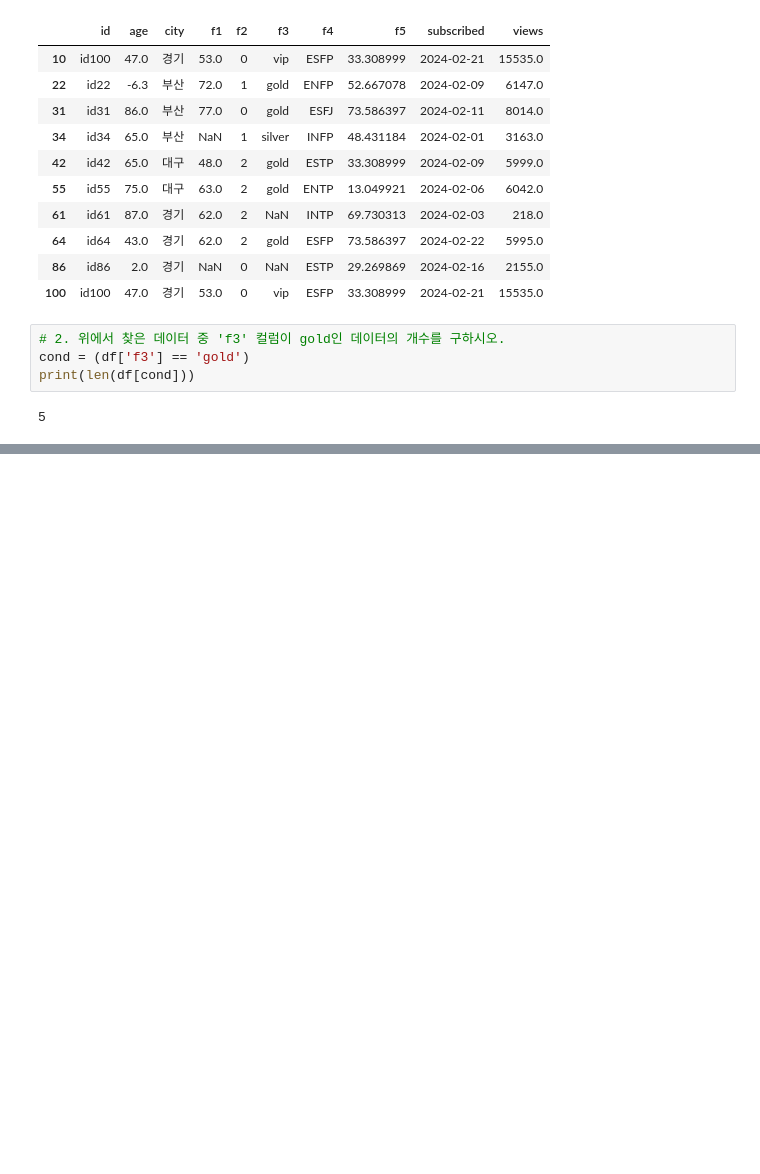
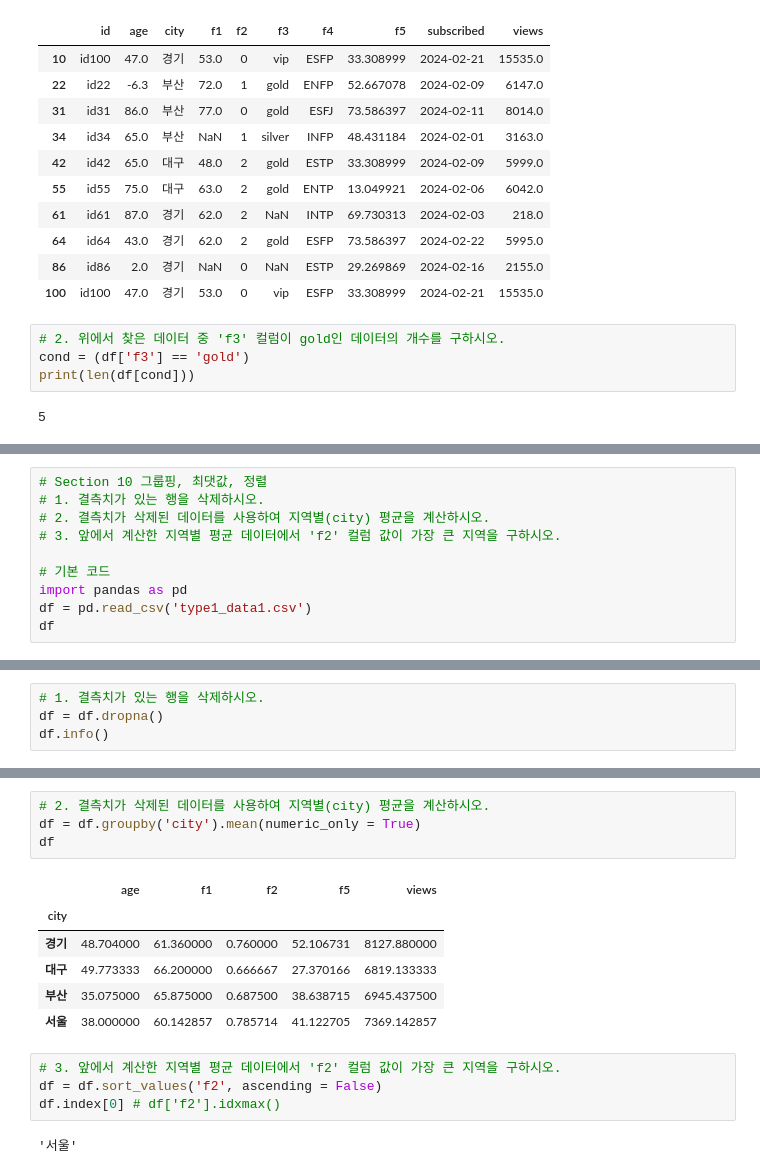
Before and after one commit to bbang-jun/Big-Data-Analysis-Engineer-Practical-Test, a Jupyter notebook: 작업형1/작업형1_연습문제.ipynb, the cells around one changed output, grey strips where cells are left out. Cells and saved outputs as stored; diff of their text form; blank space fills up the shorter version.

```diff
--- a/작업형1/작업형1_연습문제.ipynb
+++ b/작업형1/작업형1_연습문제.ipynb
@@ -455,0 +497,10 @@ print(len(df[cond]))
+# %%
+# Section 10 그룹핑, 최댓값, 정렬
+# 1. 결측치가 있는 행을 삭제하시오.
+# 2. 결측치가 삭제된 데이터를 사용하여 지역별(city) 평균을 계산하시오.
+# 3. 앞에서 계산한 지역별 평균 데이터에서 'f2' 컬럼 값이 가장 큰 지역을 구하시오.
+
+# 기본 코드
+import pandas as pd
+df = pd.read_csv('type1_data1.csv')
+df
@@ -455,0 +521,4 @@ print(len(df[cond]))
+# %%
+# 1. 결측치가 있는 행을 삭제하시오.
+df = df.dropna()
+df.info()
@@ -455,0 +543,17 @@ print(len(df[cond]))
+# %%
+# 2. 결측치가 삭제된 데이터를 사용하여 지역별(city) 평균을 계산하시오.
+df = df.groupby('city').mean(numeric_only = True)
+df
+# %% [output]
+|  | age | f1 | f2 | f5 | views |
+| city |  |  |  |  |  |
+| 경기 | 48.704000 | 61.360000 | 0.760000 | 52.106731 | 8127.880000 |
+| 대구 | 49.773333 | 66.200000 | 0.666667 | 27.370166 | 6819.133333 |
+| 부산 | 35.075000 | 65.875000 | 0.687500 | 38.638715 | 6945.437500 |
+| 서울 | 38.000000 | 60.142857 | 0.785714 | 41.122705 | 7369.142857 |
+# %%
+# 3. 앞에서 계산한 지역별 평균 데이터에서 'f2' 컬럼 값이 가장 큰 지역을 구하시오.
+df = df.sort_values('f2', ascending = False)
+df.index[0] # df['f2'].idxmax()
+# %% [output]
+'서울'
```
Also changed, not shown: parts of 6 cells of this notebook, 1 other file.
